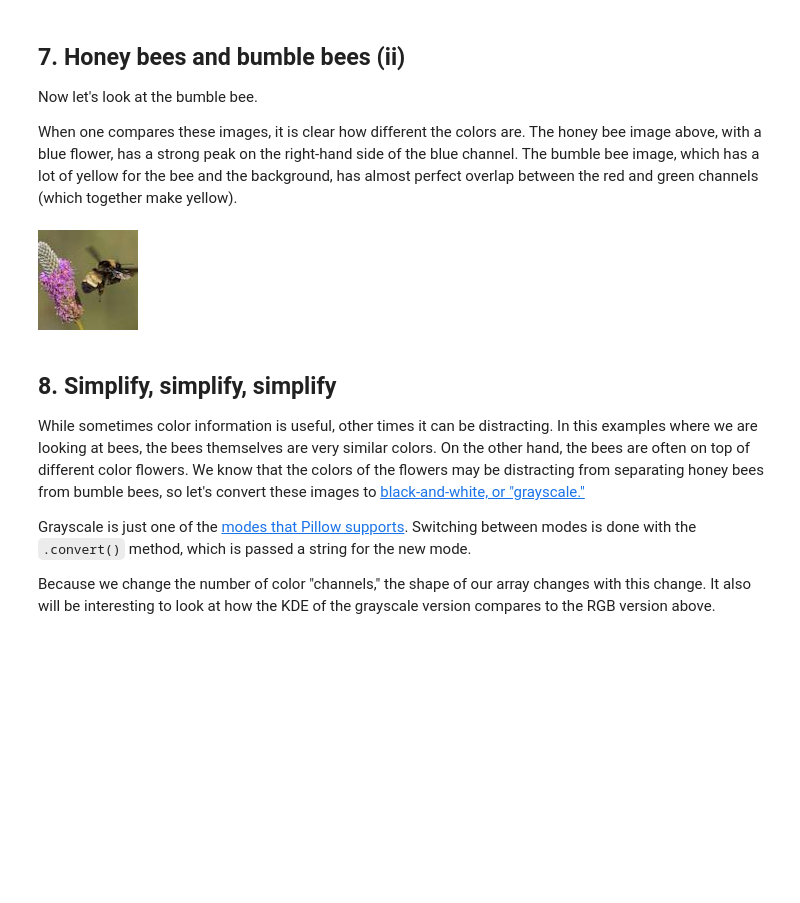
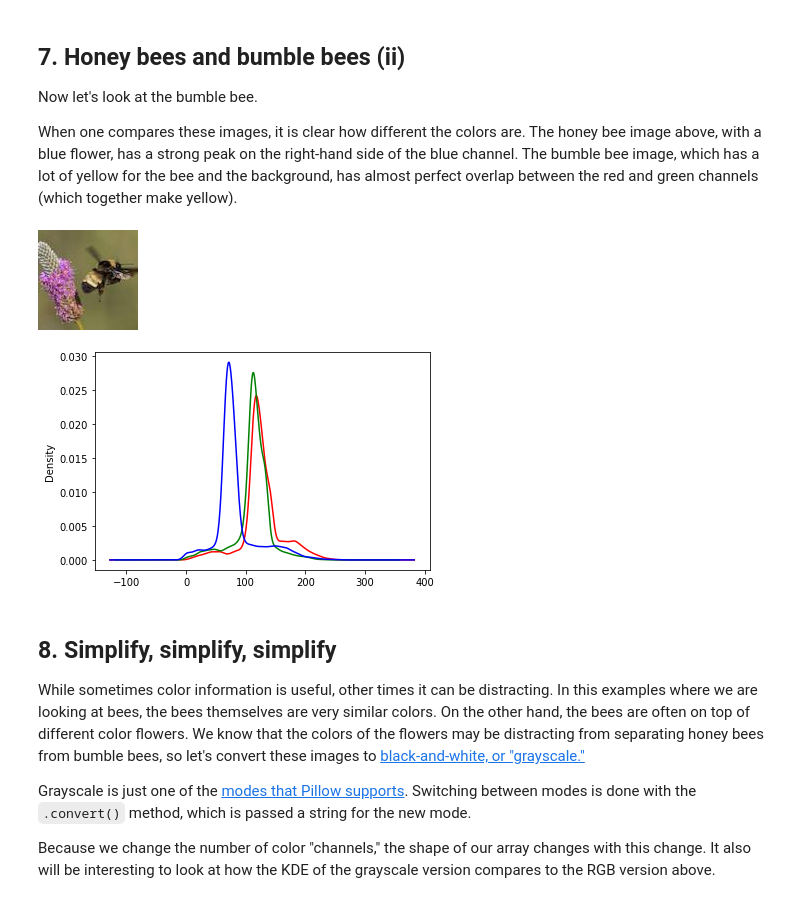
Before and after one commit to goodboychan/datacamp_repo, a Jupyter notebook: Naive.Bees.Image.Loading.and.Processing/Naive-Bees-Image-Loading-and-Processing.ipynb, the cells around one changed output. Saved outputs shown, nothing was run; the diff lists cells and outputs as text; code cells hidden in the pictures; blank space fills up the shorter version.

```diff
--- a/Naive.Bees.Image.Loading.and.Processing/Naive-Bees-Image-Loading-and-Processing.ipynb
+++ b/Naive.Bees.Image.Loading.and.Processing/Naive-Bees-Image-Loading-and-Processing.ipynb
@@ -176,18 +176,19 @@ plot_rgb(honey_data)
 <p>When one compares these images, it is clear how different the colors are. The honey bee image above, with a blue flower, has a strong peak on the right-hand side of the blue channel. The bumble bee image, which has a lot of yellow for the bee and the background, has almost perfect overlap between the red and green channels (which together make yellow).</p>
 # %%
 # load bee_3.jpg as bumble
-bumble = Image.open('./datasets/bee_3.jpg')
+bumble = Image.open('./dataset/bee_3.jpg')
 
 # display the bumble bee image
 display(bumble)
 
 # NumPy array of the bumble bee image data
 bumble_data = np.array(bumble)
 
 # plot the rgb densities for the bumble bee image
 plot_rgb(bumble_data)
 # %% [output]
 [figure]
+[figure, added]
 # %% [markdown]
 ## 8. Simplify, simplify, simplify
 <p>While sometimes color information is useful, other times it can be distracting. In this examples where we are looking at bees, the bees themselves are very similar colors. On the other hand, the bees are often on top of different color flowers. We know that the colors of the flowers may be distracting from separating honey bees from bumble bees, so let's convert these images to <a href="https://en.wikipedia.org/wiki/Grayscale">black-and-white, or "grayscale."</a></p>
```
Also changed, not shown: parts of 10 cells of this notebook, 4 other files.
